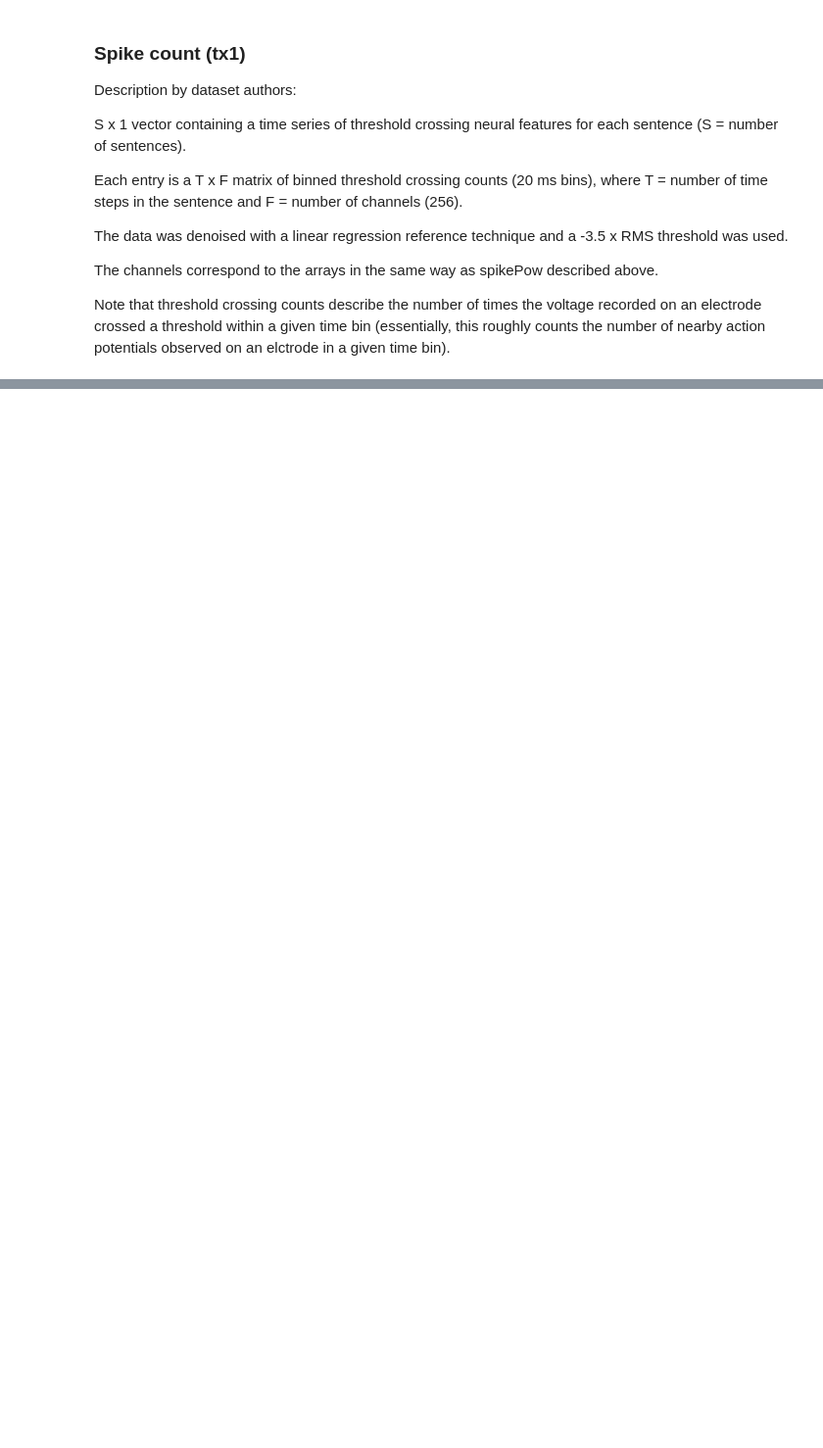
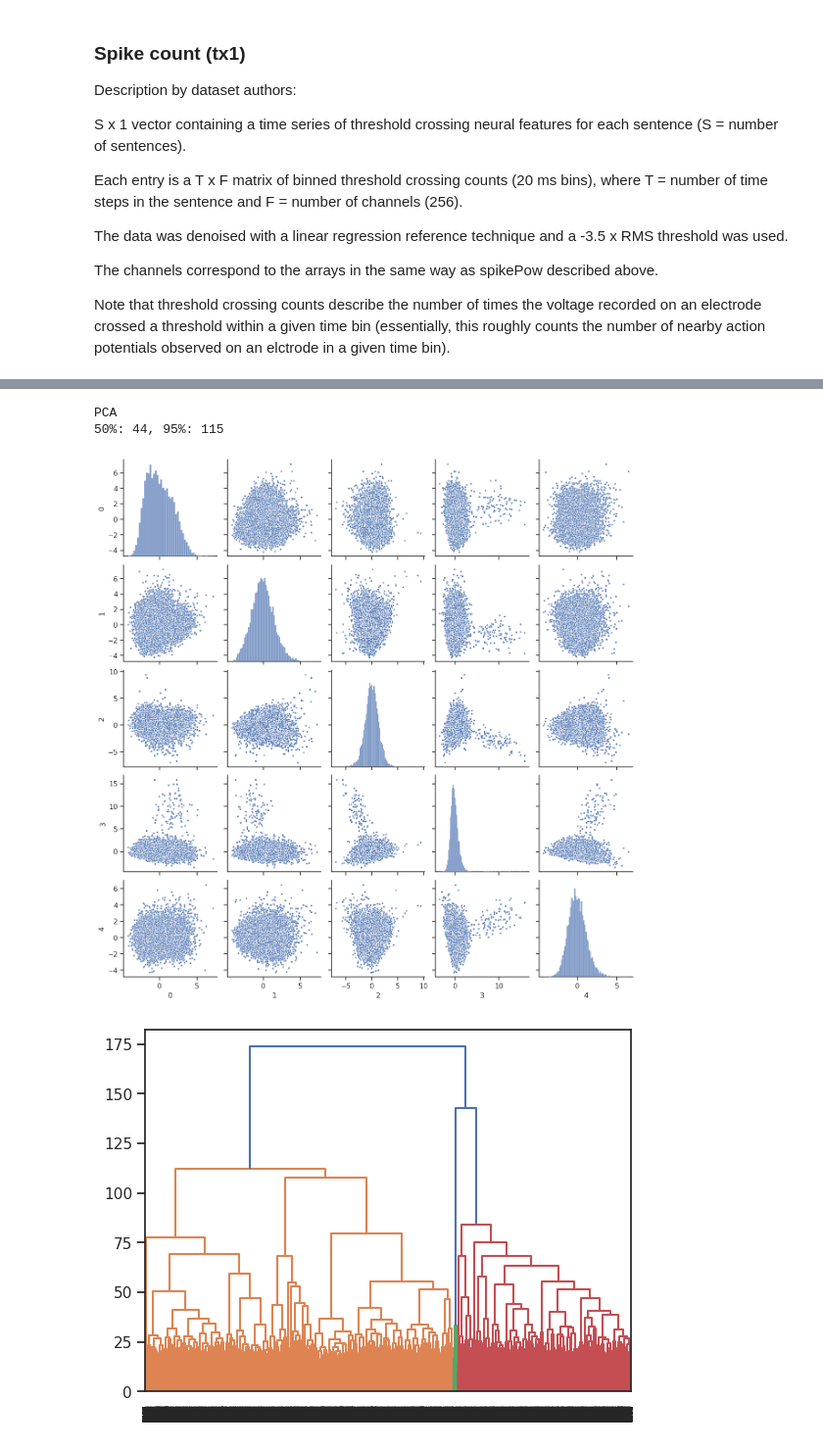
Before and after one commit to yuanhao-chen-nyoeghau/Wav2Vec2ForBrain, a Jupyter notebook: analysis.ipynb, the cells around one changed output, grey strips where cells are left out. Shown at 98% size. Saved outputs shown, nothing was run; the diff lists cells and outputs as text; code cells hidden in the pictures; blank space fills up the shorter version.

```diff
--- a/analysis.ipynb
+++ b/analysis.ipynb
@@ -115,0 +162,7 @@ Var: 0.7670751656293399
+# %%
+show_clusters(spike_counts, num_cluster=5, samples=10000)
+# %% [output]
+PCA
+50%: 44, 95%: 115
+[figure, added]
+[figure, added]
```
Also changed, not shown: parts of 17 cells of this notebook, 2 other files.
